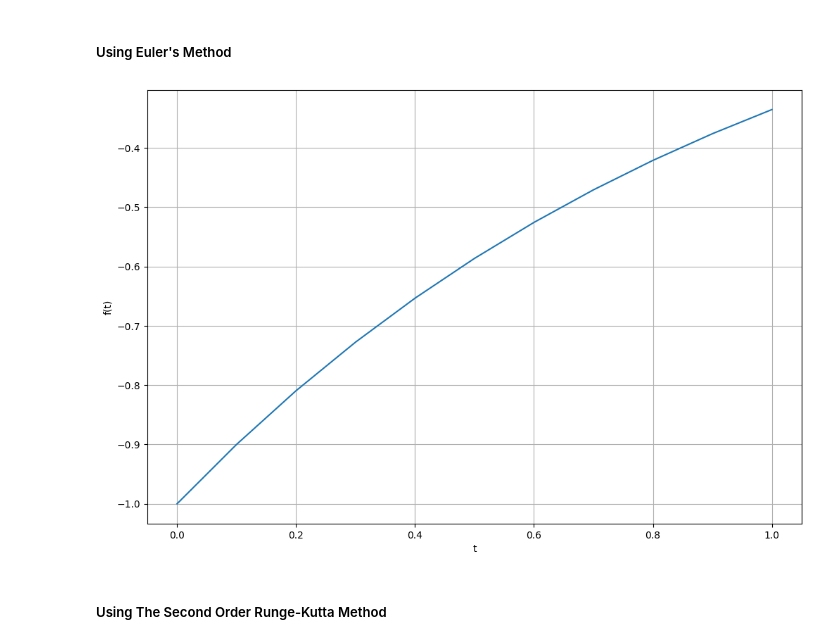
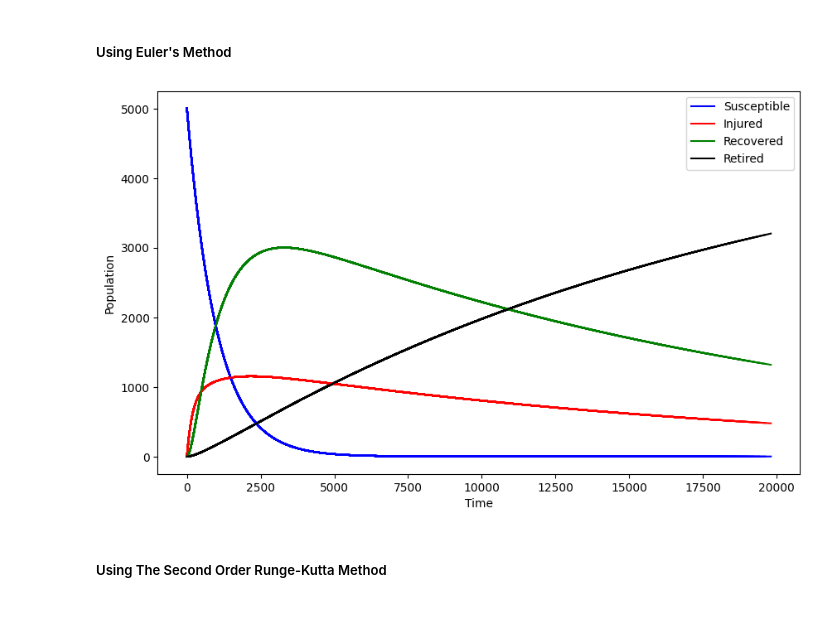
Before and after one commit to zeyadmohaymen/injury-dynamics-model, a Jupyter notebook: src/simulations.ipynb, the cells around one changed output. Cells and saved outputs as stored; diff of their text form; code cells hidden in the pictures; blank space fills up the shorter version.

```diff
--- a/src/simulations.ipynb
+++ b/src/simulations.ipynb
@@ -64,20 +79,61 @@ s0 = -1
+# %%
+new_susceptible = lambda sus: - sus * sus_injury_rate
+new_injured = lambda sus, inj, rec: sus * sus_injury_rate + rec * rec_injury_rate * rec_training_rate  - inj * rehabilitation_rate - inj * retire_rate
+new_recovered = lambda inj, rec: inj * rehabilitation_rate - rec * rec_injury_rate * rec_training_rate
+new_retired = lambda inj: inj * retire_rate
 # %% [markdown]
 ##### Using Euler's Method
-# %%
-# Explicit Euler Method
-s = euler(dsdt, t, s0, h)
-
-plt.figure(figsize = (12, 8))
-plt.plot(t, s, label='Approximate')
-# plt.plot(t, -np.exp(-t), 'g', label='Exact')
-# plt.title('Approximate and Exact Solution \
-# for Simple ODE')
-plt.xlabel('t')
-plt.ylabel('f(t)')
-plt.grid()
-# plt.legend(loc='lower right')
-plt.show()
-# %% [output]
-[figure, removed]
+# %%
+def euler_step(sus, inj, rec, ret):
+    sus = euler(new_susceptible(sus), sus, dt)
+    inj = euler(new_injured(sus, inj, rec), inj, dt)
+    rec = euler(new_recovered(inj, rec), rec, dt)
+    ret = euler(new_retired(inj), ret, dt)
+
+    return sus, inj, rec, ret
+# %%
+def update_plot(ax, sus, inj, rec, ret):
+    clear_output(wait=True)
+    ax.plot(sus, label='Susceptible', color='blue')
+    ax.plot(inj, label='Injured', color='red')
+    ax.plot(rec, label='Recovered', color='green')
+    ax.plot(ret, label='Retired', color='black')
+# %%
+# Initialize the figure and axes
+fig, ax = plt.subplots()
+ax.set_xlabel('Time')
+ax.set_ylabel('Population')
+fig.set_size_inches(10, 6)
+
+# Copy initial values
+sus_euler = copy.copy(susceptible)
+inj_euler = copy.copy(injured)
+rec_euler = copy.copy(recovered)
+ret_euler = copy.copy(retired)
+
+# Initialize arrays for plotting
+susceptible_values = [susceptible]
+injured_values = [injured]
+recovered_values = [recovered]
+retired_values = [retired]
+
+# Run simulation
+for step in range(simulation_length):
+
+    sus_euler, inj_euler, rec_euler, ret_euler = euler_step(sus_euler, inj_euler, rec_euler, ret_euler)
+
+    susceptible_values.append(sus_euler)
+    injured_values.append(inj_euler)
+    recovered_values.append(rec_euler)
+    retired_values.append(ret_euler)
+
+    if step % 200 == 0:
+        update_plot(ax, susceptible_values, injured_values, recovered_values, retired_values)
+        if step == 0 : ax.legend()
+        display(fig)
+
+plt.close(fig)
+# %% [output]
+[figure, added]
 # %% [markdown]
 ##### Using The Second Order Runge-Kutta Method
```
Also changed, not shown: parts of 17 cells of this notebook.
